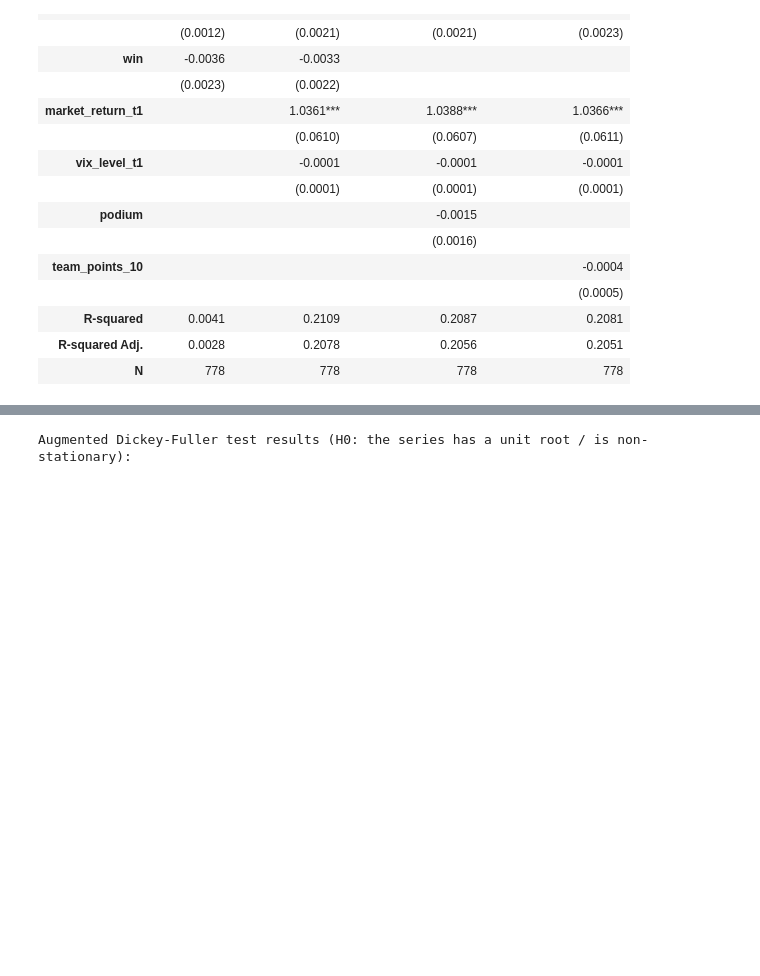
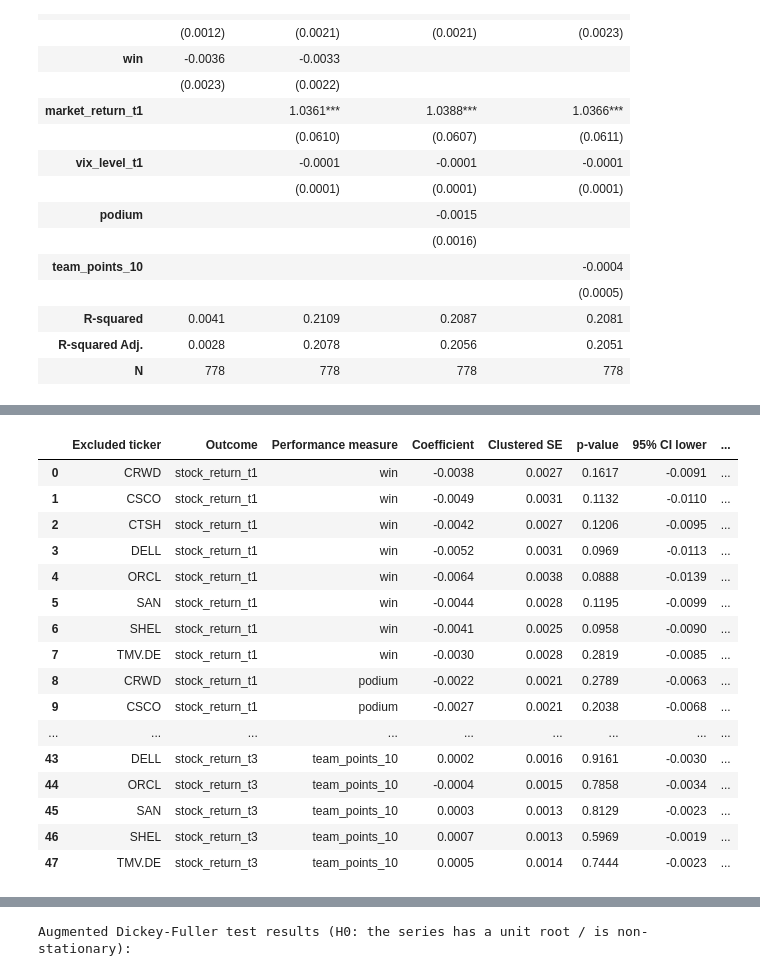
Before and after one commit to dhruv-shxh/f1-sponsor-stocks, a Jupyter notebook: f1_sponsor_analysis_final_robust_new.ipynb, the cells around one changed output, grey strips where cells are left out. Drawn from its saved outputs; the diff is of its cells as text; code cells hidden in the pictures; blank space fills up the shorter version.

```diff
--- a/f1_sponsor_analysis_final_robust_new.ipynb
+++ b/f1_sponsor_analysis_final_robust_new.ipynb
@@ -1276,0 +1645,66 @@ Standard errors in parentheses.
+# %%
+def leave_one_ticker_out_fe(df, y_col, performance_col):
+    """
+    Re-estimate a sponsor-stock and race fixed-effects model,
+    excluding one sponsor ticker at a time.
+    """
+    results = []
+
+    for excluded_ticker in sorted(df["ticker"].dropna().unique()):
+        subset = df[df["ticker"] != excluded_ticker].copy()
+
+        model, model_df = run_fixed_effects_ols(
+            subset,
+            y_col,
+            performance_col,
+            cluster_col="raceId",
+        )
+
+        ci = model.conf_int().loc[performance_col]
+
+        results.append({
+            "Excluded ticker": excluded_ticker,
+            "Outcome": y_col,
+            "Performance measure": performance_col,
+            "Coefficient": model.params[performance_col],
+            "Clustered SE": model.bse[performance_col],
+            "p-value": model.pvalues[performance_col],
+            "95% CI lower": ci.iloc[0],
+            "95% CI upper": ci.iloc[1],
+            "Observations": int(model.nobs),
+        })
+
+    return pd.DataFrame(results)
+
+
+loo_results = pd.concat(
+    [
+        leave_one_ticker_out_fe(regression_data, "stock_return_t1", "win"),
+        leave_one_ticker_out_fe(regression_data, "stock_return_t1", "podium"),
+        leave_one_ticker_out_fe(regression_data, "stock_return_t1", "team_points_10"),
+        leave_one_ticker_out_fe(regression_data, "stock_return_t3", "win"),
+        leave_one_ticker_out_fe(regression_data, "stock_return_t3", "podium"),
+        leave_one_ticker_out_fe(regression_data, "stock_return_t3", "team_points_10"),
+    ],
+    ignore_index=True,
+)
+
+display(loo_results.round(4))
+# %% [output]
+|  | Excluded ticker | Outcome | Performance measure | Coefficient | Clustered SE | p-value | 95% CI lower | ... |
+| 0 | CRWD | stock_return_t1 | win | -0.0038 | 0.0027 | 0.1617 | -0.0091 | ... |
+| 1 | CSCO | stock_return_t1 | win | -0.0049 | 0.0031 | 0.1132 | -0.0110 | ... |
+| 2 | CTSH | stock_return_t1 | win | -0.0042 | 0.0027 | 0.1206 | -0.0095 | ... |
+| 3 | DELL | stock_return_t1 | win | -0.0052 | 0.0031 | 0.0969 | -0.0113 | ... |
+| 4 | ORCL | stock_return_t1 | win | -0.0064 | 0.0038 | 0.0888 | -0.0139 | ... |
+| 5 | SAN | stock_return_t1 | win | -0.0044 | 0.0028 | 0.1195 | -0.0099 | ... |
+| 6 | SHEL | stock_return_t1 | win | -0.0041 | 0.0025 | 0.0958 | -0.0090 | ... |
+| 7 | TMV.DE | stock_return_t1 | win | -0.0030 | 0.0028 | 0.2819 | -0.0085 | ... |
+| 8 | CRWD | stock_return_t1 | podium | -0.0022 | 0.0021 | 0.2789 | -0.0063 | ... |
+| 9 | CSCO | stock_return_t1 | podium | -0.0027 | 0.0021 | 0.2038 | -0.0068 | ... |
+| ... | ... | ... | ... | ... | ... | ... | ... | ... |
+| 43 | DELL | stock_return_t3 | team_points_10 | 0.0002 | 0.0016 | 0.9161 | -0.0030 | ... |
+| 44 | ORCL | stock_return_t3 | team_points_10 | -0.0004 | 0.0015 | 0.7858 | -0.0034 | ... |
+| 45 | SAN | stock_return_t3 | team_points_10 | 0.0003 | 0.0013 | 0.8129 | -0.0023 | ... |
+| 46 | SHEL | stock_return_t3 | team_points_10 | 0.0007 | 0.0013 | 0.5969 | -0.0019 | ... |
+| 47 | TMV.DE | stock_return_t3 | team_points_10 | 0.0005 | 0.0014 | 0.7444 | -0.0023 | ... |
```
Also changed, not shown: parts of 14 cells of this notebook, 2 other files.
